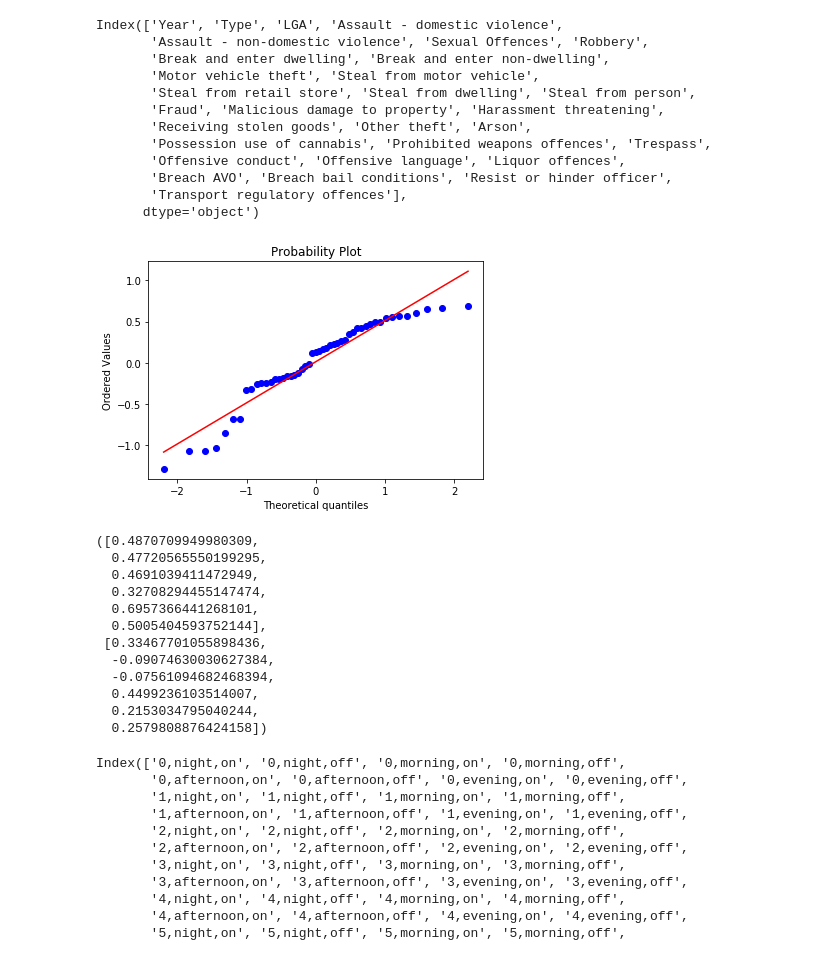
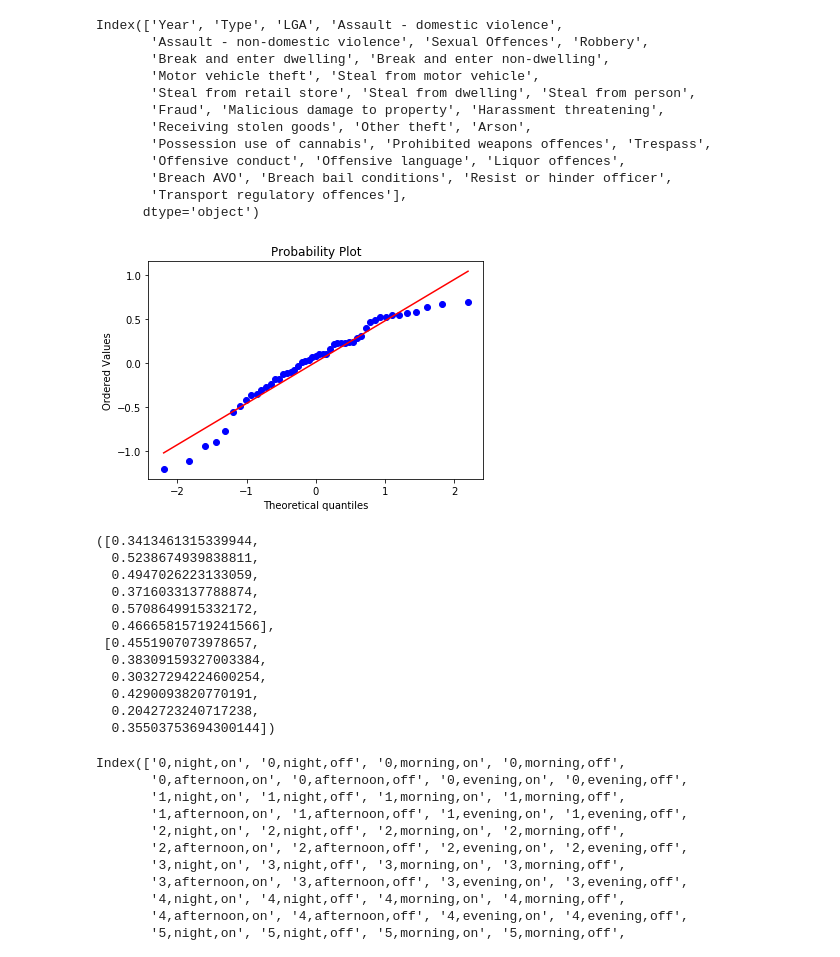
Before and after one commit to desultir/capstone, a Jupyter notebook: notebooks/tdm/regress opal.ipynb, the cells around one changed output. Cells and saved outputs as stored; diff of their text form; code cells hidden in the pictures.

```diff
--- a/notebooks/tdm/regress opal.ipynb
+++ b/notebooks/tdm/regress opal.ipynb
@@ -79,6 +79,7 @@ from sklearn.ensemble import RandomForestRegressor
 from scipy.stats import probplot
 from sklearn.metrics import r2_score
 from matplotlib import pyplot as plt
+from sklearn.preprocessing import normalize
 
 def kfold_cv(k, crimenum, dataframe, target):
     lga_names = target["LGA"].unique()
@@ -93,48 +94,48 @@ def kfold_cv(k, crimenum, dataframe, target):
     for train_index, test_index in kf.split(lga_names):
         train_lgas = lga_names[train_index]
         traindf = dataframe.loc[train_lgas]
         train_target = target.loc[target["LGA"].isin(train_lgas)]
 
         test_lgas = lga_names[test_index]
         testdf = dataframe.loc[test_lgas]
         test_target = target.loc[target["LGA"].isin(test_lgas)].copy()
         #import pdb; pdb.set_trace()
         model = RandomForestRegressor()
-        model.fit(traindf, train_target.iloc[:,start_col+crimenum])
+        model.fit(normalize(traindf), train_target.iloc[:,start_col+crimenum])
         models.append(model)
         #print(lga_loc)
-        preds = model.predict(testdf)
+        preds = model.predict(normalize(testdf))
         test_target["preds"] = preds
         #import pdb; pdb.set_trace()
         allpreds = pd.concat([allpreds, test_target])
         #is this a fair measure
         rmse.append(np.sqrt(mean_squared_error(preds, test_target.iloc[:,start_col+crimenum])))
         r2.append(r2_score(test_target.iloc[:,start_col+crimenum], preds))
 
     probplot(allpreds.iloc[:,start_col+crimenum] - allpreds.iloc[:,-1], dist='norm', plot=plt)
     #import pdb; pdb.set_trace()
     plt.show()
 
     rmse.append(np.sqrt(mean_squared_error(allpreds["preds"], allpreds.iloc[:,start_col+crimenum])))
     r2.append(r2_score(allpreds.iloc[:,start_col+crimenum], allpreds["preds"]))
     return output, rmse, r2, models, allpreds
 
 output = kfold_cv(5, 0, featuredf, nswdf_target)
 output[1:3]
 # %% [output]
-[figure, old version]
+[figure, new version]
-([0.4870709949980309,
-  0.47720565550199295,
-  0.4691039411472949,
-  0.32708294455147474,
-  0.6957366441268101,
-  0.5005404593752144],
- [0.33467701055898436,
-  -0.09074630030627384,
-  -0.07561094682468394,
-  0.4499236103514007,
-  0.2153034795040244,
-  0.2579808876424158])
+([0.3413461315339944,
+  0.5238674939838811,
+  0.4947026223133059,
+  0.3716033137788874,
+  0.5708649915332172,
+  0.46665815719241566],
+ [0.4551907073978657,
+  0.38309159327003384,
+  0.30327294224600254,
+  0.4290093820770191,
+  0.2042723240717238,
+  0.35503753694300144])
 # %%
 allpreds = output[-1]
 allpreds.columns
```
Also changed, not shown: 5 other files.
